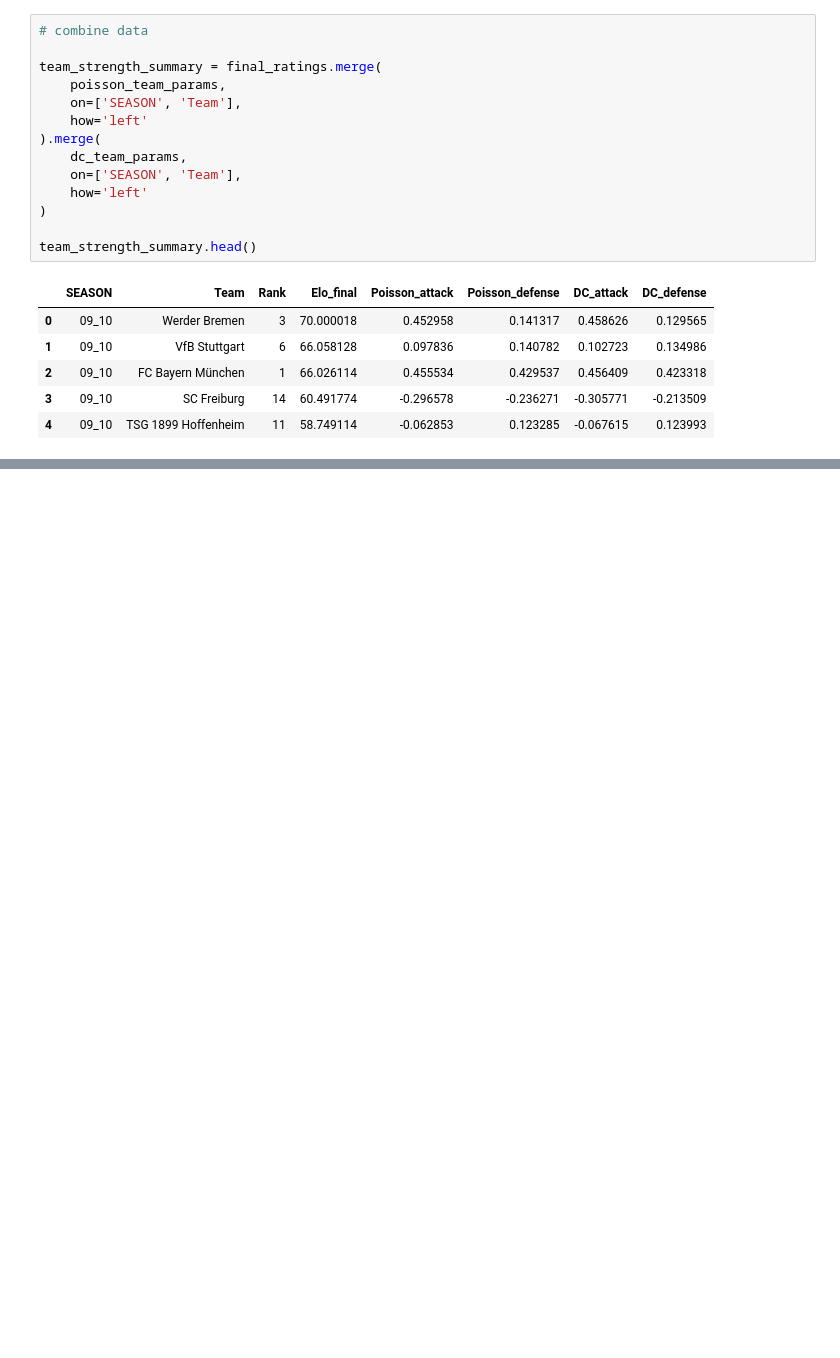
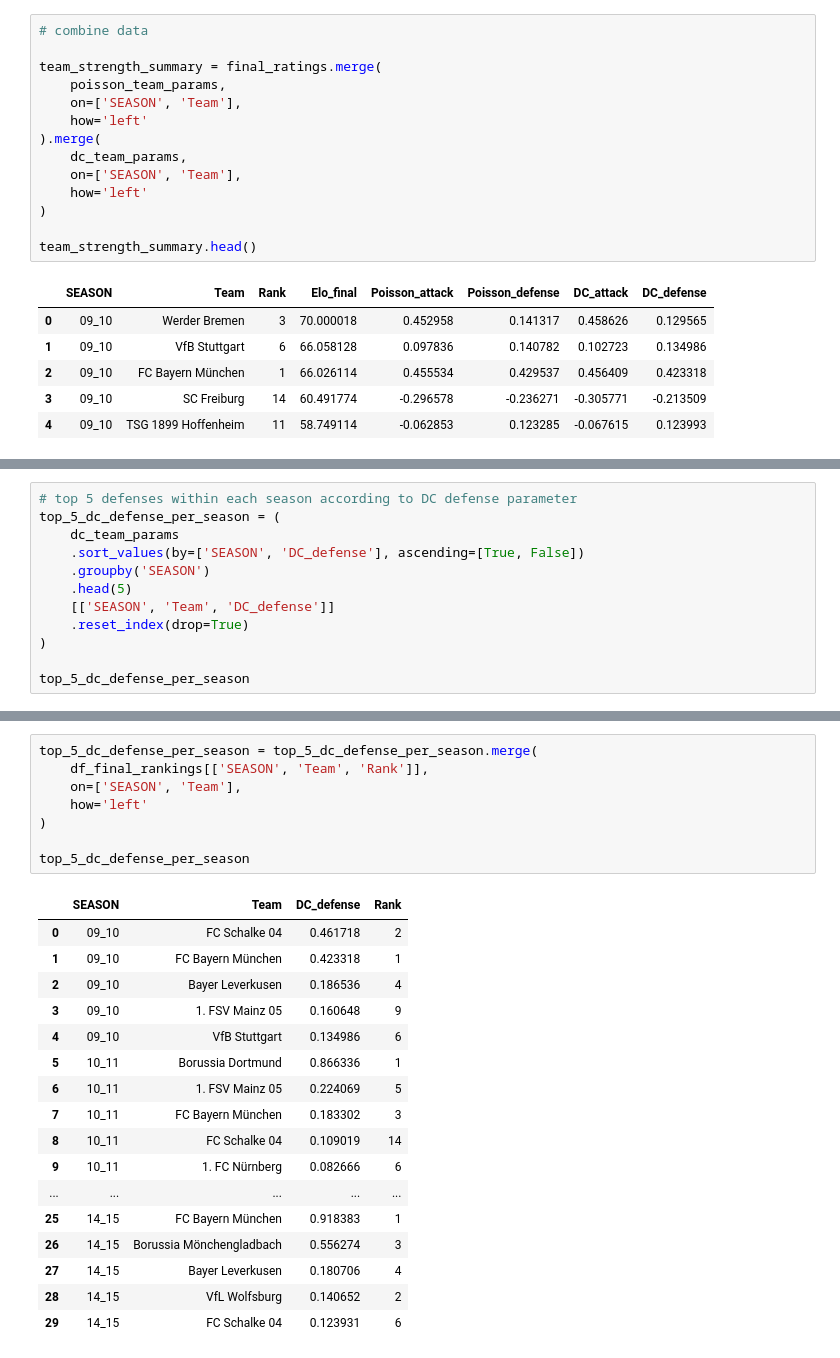
Before and after one commit to Picoalex/template_dsc, a Jupyter notebook: notebooks/02_strength_index.ipynb, the cells around one changed output, grey strips where cells are left out. Drawn from its saved outputs; the diff is of its cells as text; blank space fills up the shorter version.

```diff
--- a/notebooks/02_strength_index.ipynb
+++ b/notebooks/02_strength_index.ipynb
@@ -1152,0 +1348,12 @@ team_strength_summary.head()
+# %%
+# top 5 defenses within each season according to DC defense parameter
+top_5_dc_defense_per_season = (
+    dc_team_params
+    .sort_values(by=['SEASON', 'DC_defense'], ascending=[True, False])
+    .groupby('SEASON')
+    .head(5)
+    [['SEASON', 'Team', 'DC_defense']]
+    .reset_index(drop=True)
+)
+
+top_5_dc_defense_per_season
@@ -1152,0 +1378,26 @@ team_strength_summary.head()
+# %%
+top_5_dc_defense_per_season = top_5_dc_defense_per_season.merge(
+    df_final_rankings[['SEASON', 'Team', 'Rank']],
+    on=['SEASON', 'Team'],
+    how='left'
+)
+
+top_5_dc_defense_per_season
+# %% [output]
+|  | SEASON | Team | DC_defense | Rank |
+| 0 | 09_10 | FC Schalke 04 | 0.461718 | 2 |
+| 1 | 09_10 | FC Bayern München | 0.423318 | 1 |
+| 2 | 09_10 | Bayer Leverkusen | 0.186536 | 4 |
+| 3 | 09_10 | 1. FSV Mainz 05 | 0.160648 | 9 |
+| 4 | 09_10 | VfB Stuttgart | 0.134986 | 6 |
+| 5 | 10_11 | Borussia Dortmund | 0.866336 | 1 |
+| 6 | 10_11 | 1. FSV Mainz 05 | 0.224069 | 5 |
+| 7 | 10_11 | FC Bayern München | 0.183302 | 3 |
+| 8 | 10_11 | FC Schalke 04 | 0.109019 | 14 |
+| 9 | 10_11 | 1. FC Nürnberg | 0.082666 | 6 |
+| ... | ... | ... | ... | ... |
+| 25 | 14_15 | FC Bayern München | 0.918383 | 1 |
+| 26 | 14_15 | Borussia Mönchengladbach | 0.556274 | 3 |
+| 27 | 14_15 | Bayer Leverkusen | 0.180706 | 4 |
+| 28 | 14_15 | VfL Wolfsburg | 0.140652 | 2 |
+| 29 | 14_15 | FC Schalke 04 | 0.123931 | 6 |
```
Also changed, not shown: parts of 10 cells of this notebook.
